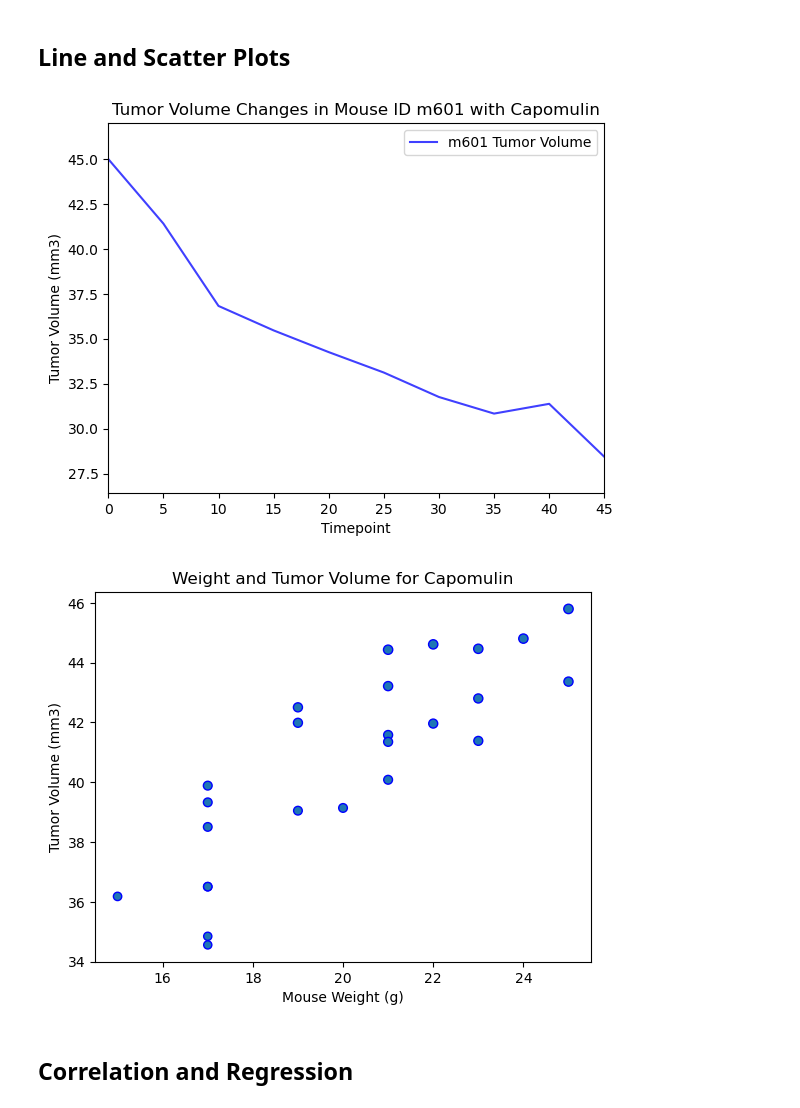
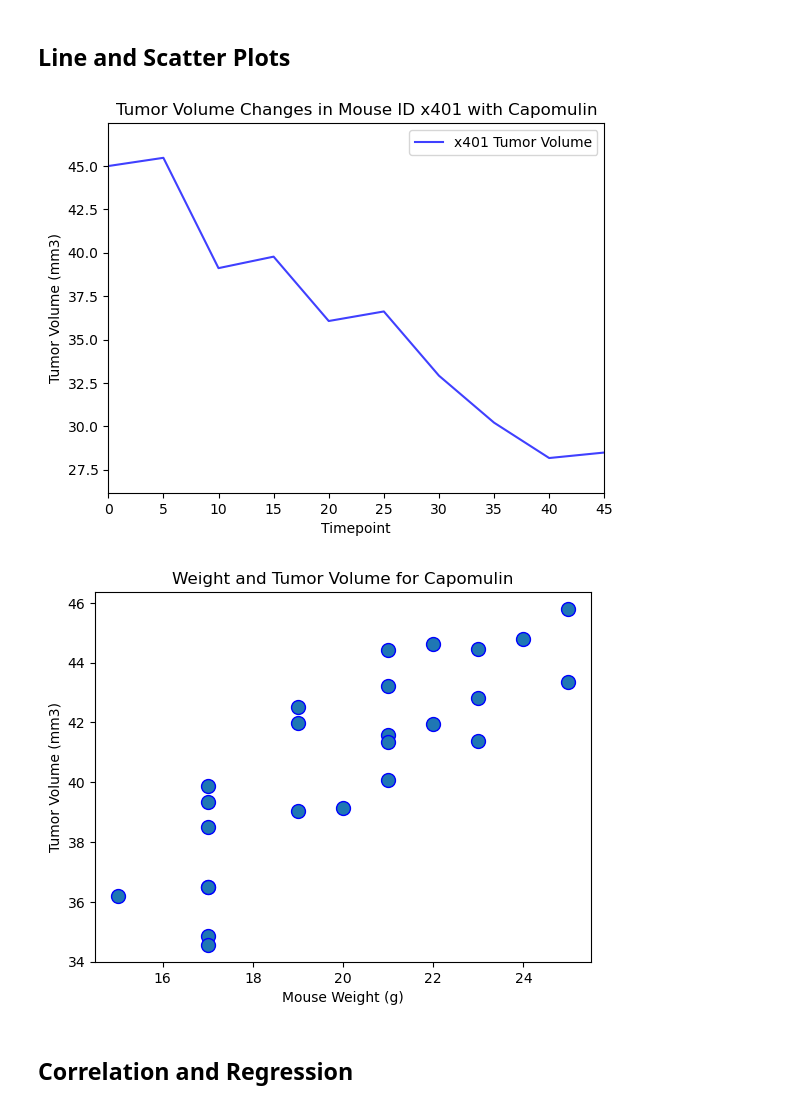
Before and after one commit to lathamlm/matplotlib-challenge, a Jupyter notebook: pymaceuticals_starter.ipynb, the cells around one changed output. Saved outputs shown, nothing was run; the diff lists cells and outputs as text; code cells hidden in the pictures.

```diff
--- a/pymaceuticals_starter.ipynb
+++ b/pymaceuticals_starter.ipynb
@@ -362,22 +370,22 @@ plt.show
 # %%
 # Generate a line plot of tumor volume vs. time point for a single mouse treated with Capomulin
 #VARIABLES TO MORE EASILY CHANGE GRAPH
 single_mouse_drug = "Capomulin"
-single_mouse_ID = "m601"
+single_mouse_ID = "x401"
 
 single_mouse = clean_mouse_study.loc[(clean_mouse_study["Drug Regimen"] == single_mouse_drug) & (clean_mouse_study["Mouse ID"] == single_mouse_ID), :]
 single_mouse_tumor_volume = single_mouse["Tumor Volume (mm3)"]
 single_mouse_timepoint = single_mouse["Timepoint"]
 tumor_vol_single, = plt.plot(single_mouse_timepoint, single_mouse_tumor_volume, color="blue", alpha=0.75, label=f"{single_mouse_ID} Tumor Volume")
 plt.xlim((min(single_mouse_timepoint)),(max(single_mouse_timepoint)))
 plt.ylim((min(single_mouse_tumor_volume)-2),(max(single_mouse_tumor_volume)+2))
 plt.title(f"Tumor Volume Changes in Mouse ID {single_mouse_ID} with {single_mouse_drug}")
 plt.xlabel("Timepoint")
 plt.ylabel("Tumor Volume (mm3)")
 plt.legend(handles=[tumor_vol_single], loc="best")
 plt.show()
 # %% [output]
-[figure, old version]
+[figure, new version]
 # %%
 # Generate a scatter plot of mouse weight vs. the average observed tumor volume for the entire Capomulin regimen
 drug = "Capomulin"
@@ -385,10 +393,10 @@ drug_loc = clean_mouse_study.loc[(clean_mouse_study["Drug Regimen"] == drug), :]
 drug_groupby_volume = drug_loc.groupby("Mouse ID")["Tumor Volume (mm3)"].mean()
 drug_groupby_weight = drug_loc.groupby("Mouse ID")["Weight (g)"].first()
 drug_df = pd.merge(drug_groupby_volume, drug_groupby_weight, on="Mouse ID", how="left")
-drug_df.plot(kind="scatter", x="Weight (g)", y="Tumor Volume (mm3)", marker="o", facecolors="blue", edgecolors="blue", s=drug_groupby_volume, title=f"Weight and Tumor Volume for {drug}", xlabel="Mouse Weight (g)")
+drug_df.plot(kind="scatter", x="Weight (g)", y="Tumor Volume (mm3)", marker="o", facecolors="blue", edgecolors="blue", s=100, title=f"Weight and Tumor Volume for {drug}", xlabel="Mouse Weight (g)")
 plt.show()
 # %% [output]
-[figure, old version]
+[figure, new version]
 # %% [markdown]
 ## Correlation and Regression
 # %%
```
Also changed, not shown: parts of 6 cells of this notebook.
